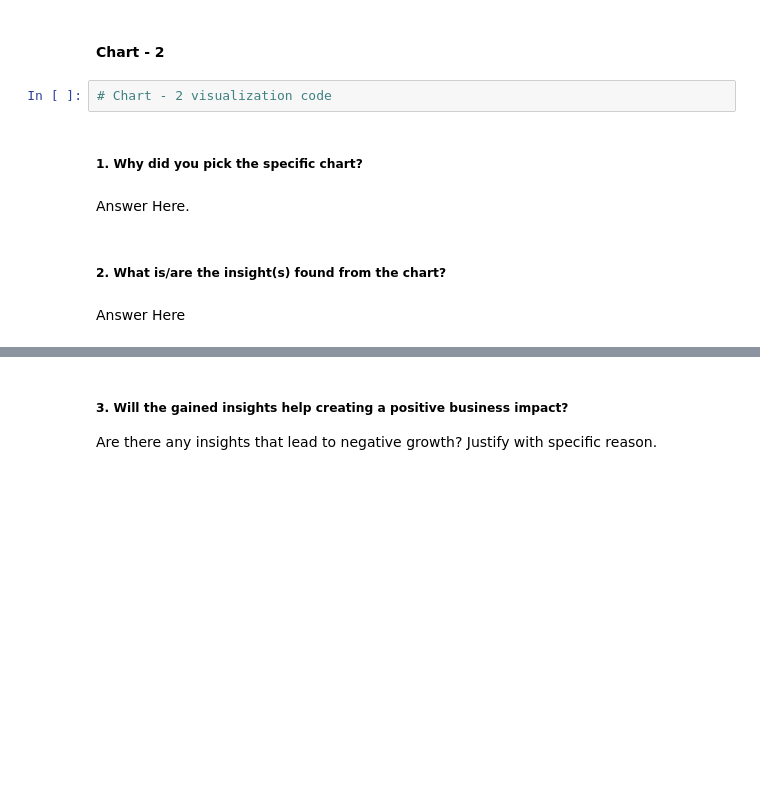
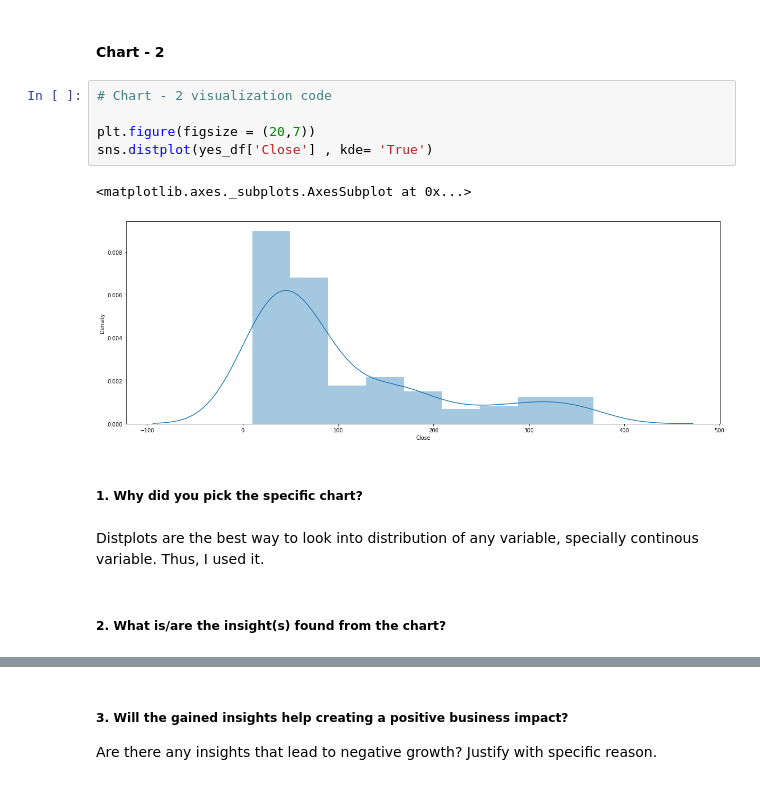
Before and after one commit to akashsinghsharma/almabetter-MLYesBank-RegressionProject, a Jupyter notebook: ML_Regression_Submission.ipynb, the cells around one changed output, grey strips where cells are left out. Cells and saved outputs as stored; diff of their text form; blank space fills up the shorter version.

```diff
--- a/ML_Regression_Submission.ipynb
+++ b/ML_Regression_Submission.ipynb
@@ -277,11 +284,15 @@ Answer Here
 #### Chart - 2
 # %%
 # Chart - 2 visualization code
+
+plt.figure(figsize = (20,7))
+sns.distplot(yes_df['Close'] , kde= 'True')
+# %% [output]
+<matplotlib.axes._subplots.AxesSubplot at 0x...>
+[figure, added]
 # %% [markdown]
 ##### 1. Why did you pick the specific chart?
-# %% [markdown]
-Answer Here.
+# %% [markdown]
+Distplots are the best way to look into distribution of any variable, specially continous variable. Thus, I used it.
 # %% [markdown]
 ##### 2. What is/are the insight(s) found from the chart?
-# %% [markdown]
-Answer Here
```
Also changed, not shown: parts of 48 cells of this notebook.
